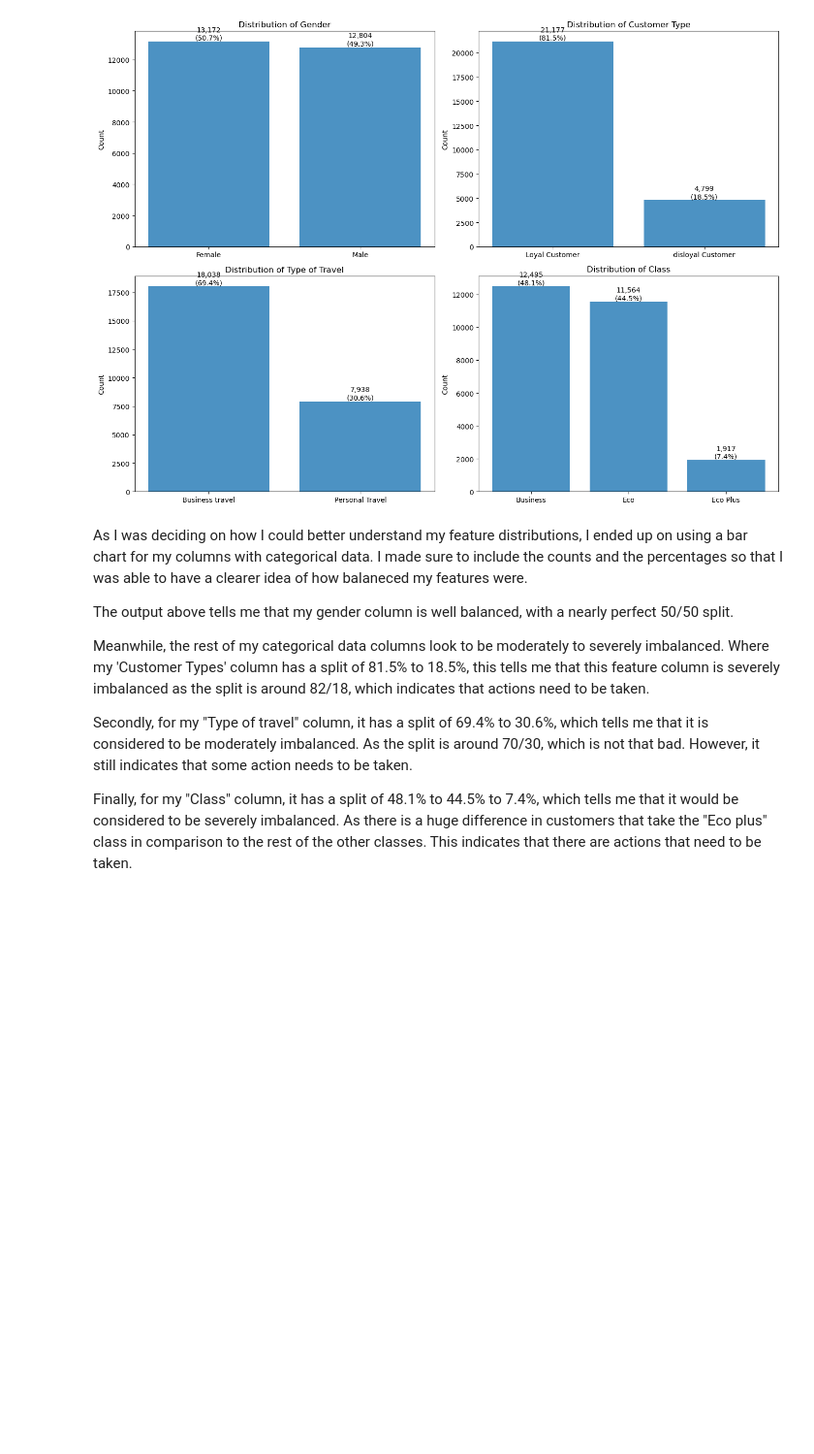
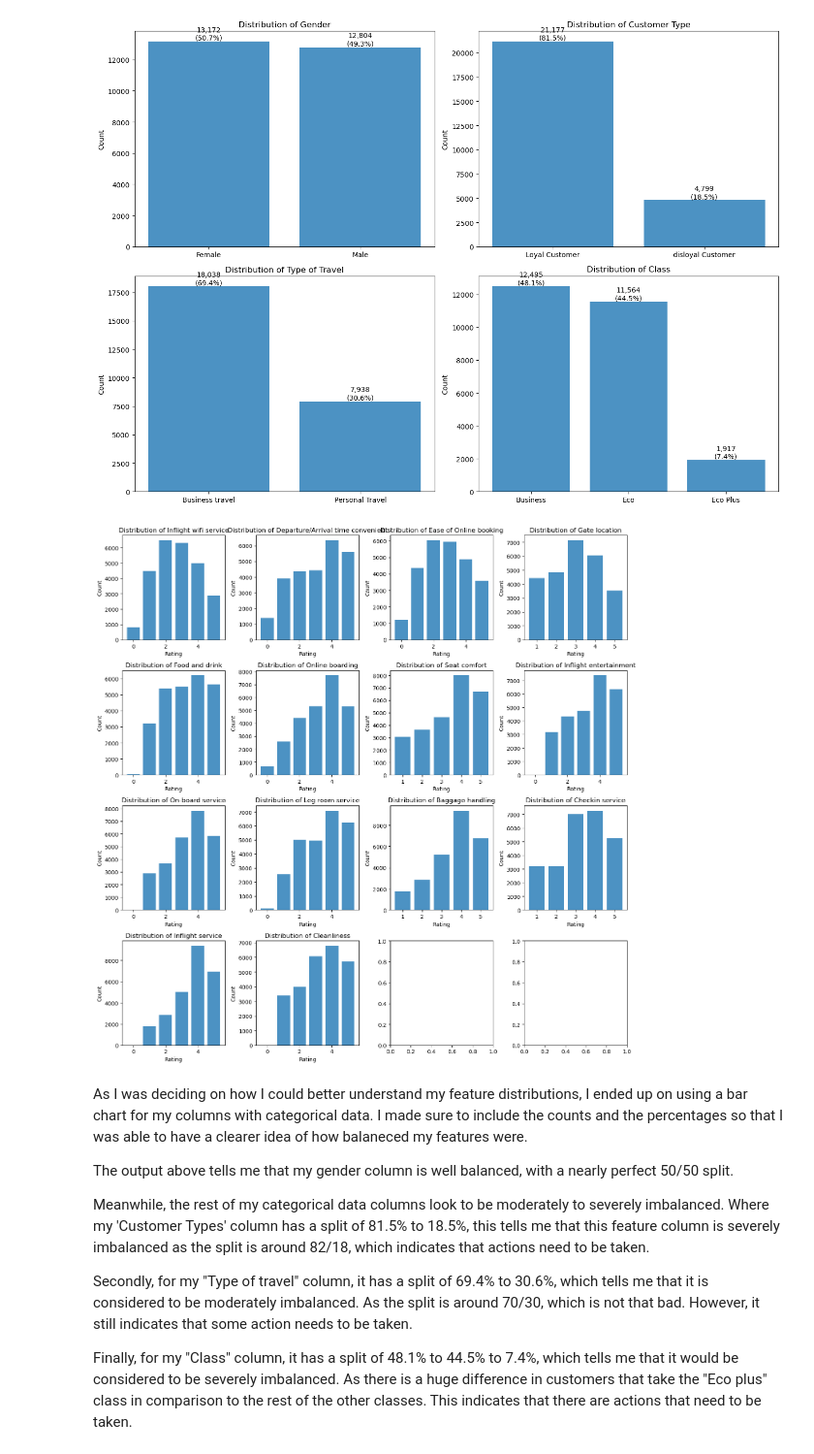
Before and after one commit to EthanYip-prog/MLDP_Project, a Jupyter notebook: MLDP_Project_Ethan.ipynb, the cells around one changed output. Shown at 97% size. Drawn from its saved outputs; the diff is of its cells as text; code cells hidden in the pictures; blank space fills up the shorter version.

```diff
--- a/MLDP_Project_Ethan.ipynb
+++ b/MLDP_Project_Ethan.ipynb
@@ -204,6 +204,33 @@ plt.tight_layout() # ensures the layout does not overlap with the rest of the fi
 plt.show()
 # %% [output]
 [figure]
+# %%
+# Understanding dostribution of features (Rating features)
+import matplotlib.pyplot as plt
+
+# List of rating columns
+rating_cols = [
+    'Inflight wifi service', 'Departure/Arrival time convenient', 'Ease of Online booking',
+    'Gate location', 'Food and drink', 'Online boarding', 'Seat comfort',
+    'Inflight entertainment', 'On-board service', 'Leg room service', 'Baggage handling',
+    'Checkin service', 'Inflight service', 'Cleanliness'
+]
+
+fig, axes = plt.subplots(4, 4, figsize=(14, 14))
+axes = axes.flatten() # making sure that the axes are not in 2D array so
+
+# Loop through each rating column and plot
+for i, col in enumerate(rating_cols):
+    counts = df[col].value_counts().sort_index()
+    total = counts.sum()
+    bars = axes[i].bar(counts.index, counts.values, linewidth=1.2, alpha=0.8) # plots a bar chart
+    axes[i].set_title(f'Distribution of {col}')
+    axes[i].set_xlabel('Rating')
+    axes[i].set_ylabel('Count')
+plt.tight_layout() # ensures the layout does not overlap with the rest of the figure
+plt.show()
+# %% [output]
+[figure, added]
 # %% [markdown]
 As I was deciding on how I could better understand my feature distributions, I ended up on using a bar chart for my columns with categorical data. I made sure to include the counts and the percentages so that I was able to have a clearer idea of how balaneced my features were.
 
```
Also changed, not shown: parts of 2 cells of this notebook.
